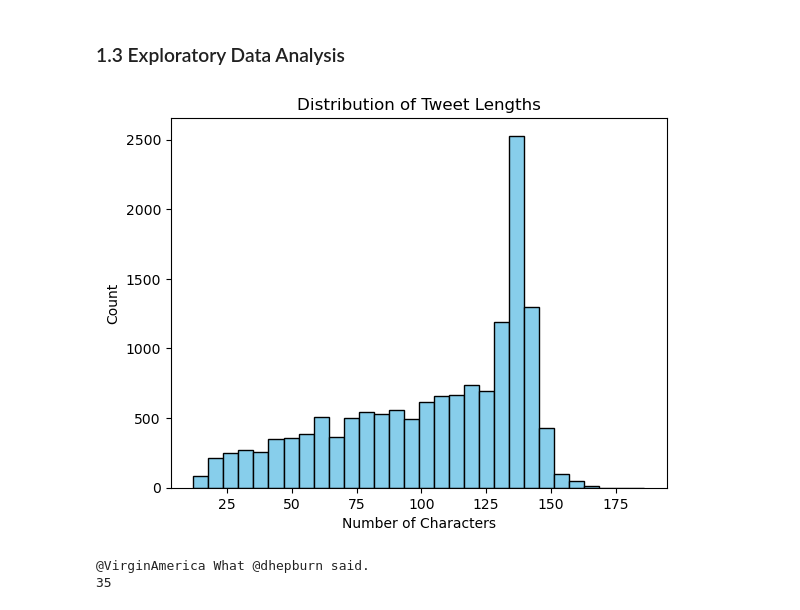
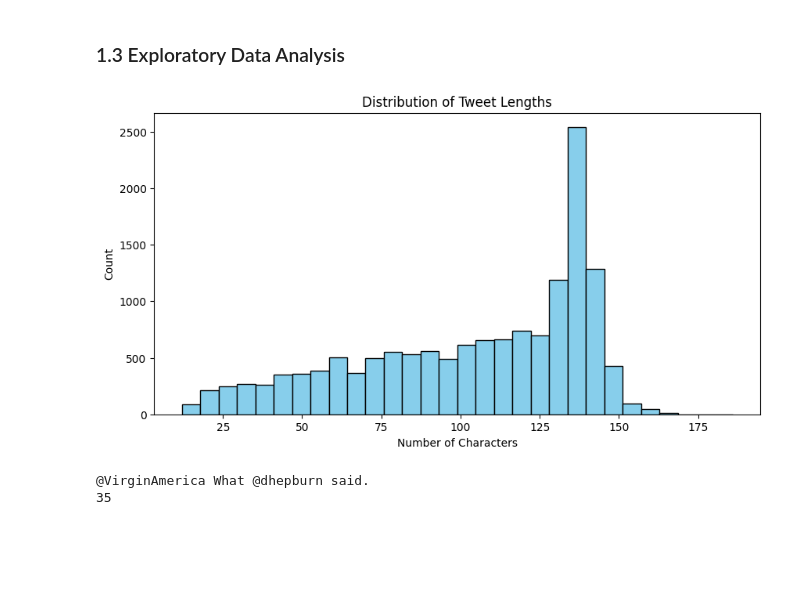
Before and after one commit to CoenHiddink2001/DLNLP_Group8, a Jupyter notebook: NLP assignment.ipynb, the cells around one changed output. Drawn from its saved outputs; the diff is of its cells as text; code cells hidden in the pictures; blank space fills up the shorter version.

```diff
--- a/NLP assignment.ipynb
+++ b/NLP assignment.ipynb
@@ -178,17 +176,18 @@ positive   2363  0.161407
 # %%
 # Length of the tweets in characters
 text_length = data["text"].str.len()
 
 # Create the histogram
+plt.figure(figsize=(10, 5))
 plt.hist(text_length, bins=30, color='skyblue', edgecolor='black')
 plt.title('Distribution of Tweet Lengths')
 plt.xlabel('Number of Characters')
 plt.ylabel('Count')
 
 # Save
 plt.savefig('plots/text_length_histogram.png')
 # %% [output]
-[figure, old version]
+[figure, new version]
 # %%
 # Just an example to calculate the number of characters
 t = data["text"][0]
```
Also changed, not shown: parts of 11 cells of this notebook, 6 other files.
